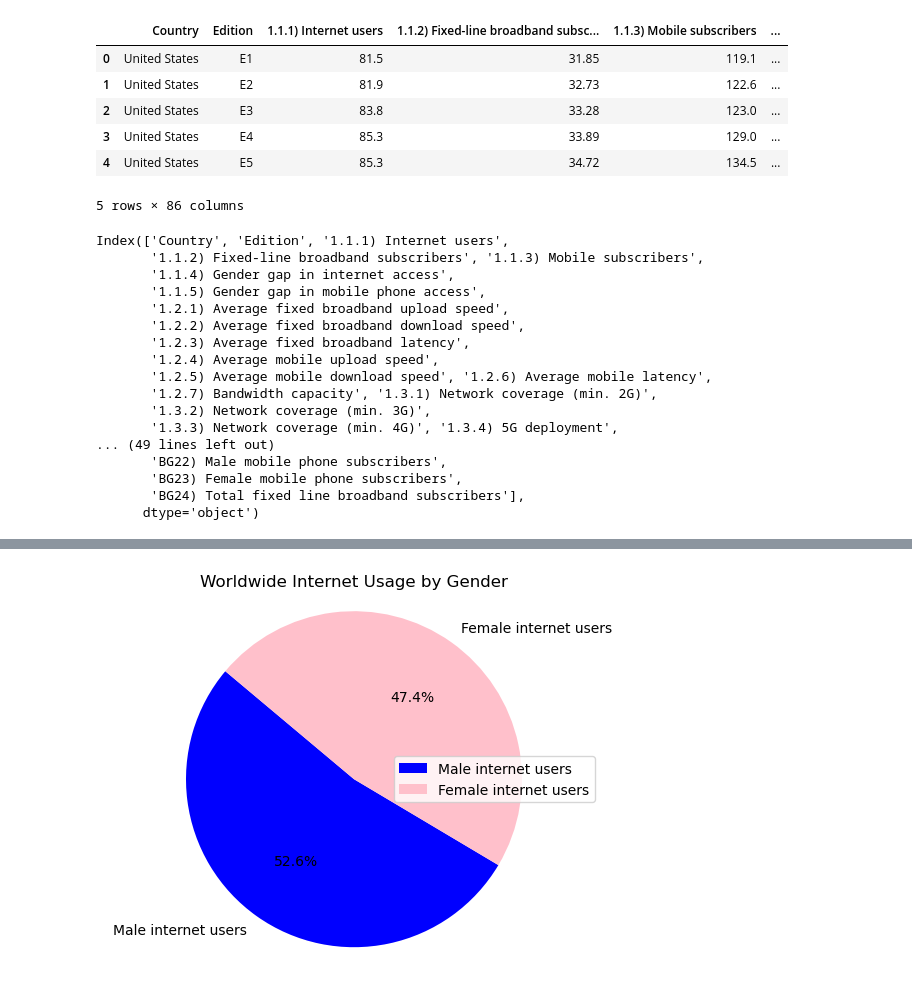
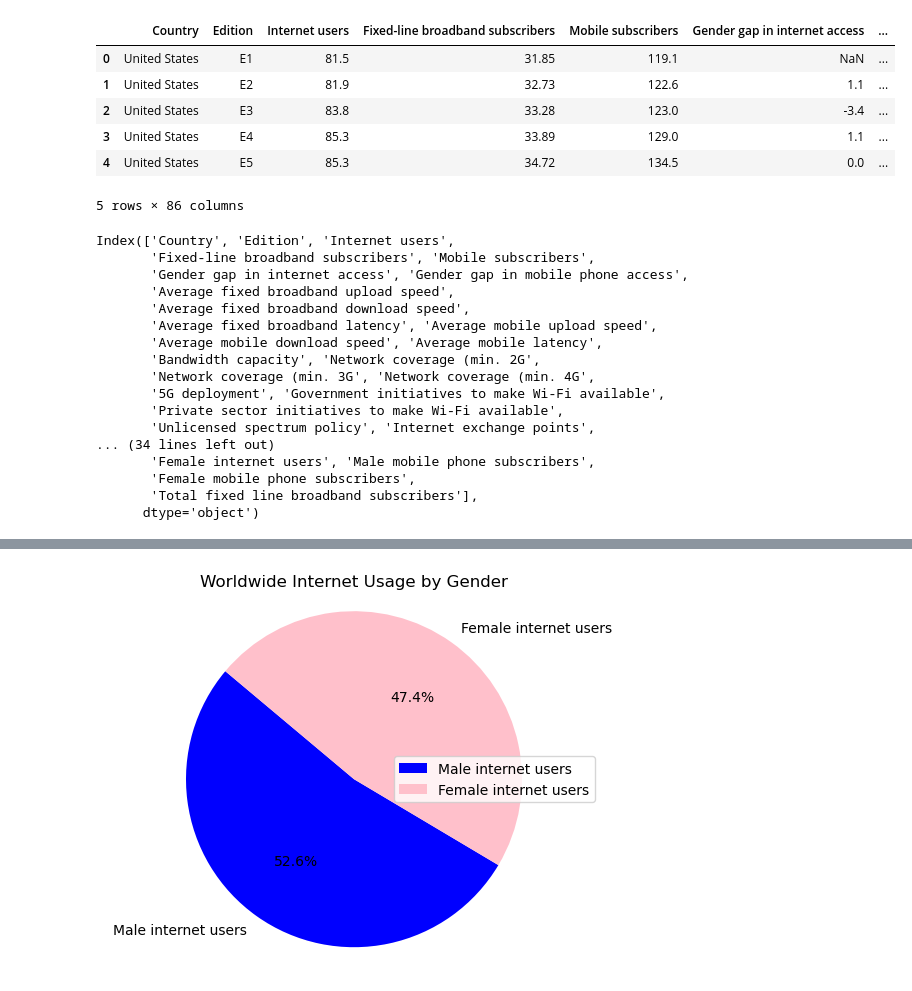
Before and after one commit to tiascott01/07_GroupProject1, a Jupyter notebook: Internet Demographics/internet-usage-working.ipynb, the cells around one changed output, grey strips where cells are left out. Cells and saved outputs as stored; diff of their text form; code cells hidden in the pictures.

```diff
--- a/Internet Demographics/internet-usage-working.ipynb
+++ b/Internet Demographics/internet-usage-working.ipynb
@@ -1,40 +1,54 @@
 # %%
 #import dependencies
 import matplotlib.pyplot as plt
 import pandas as pd
 import numpy as np
 import seaborn as sns
 
 #import csv
 internet_data = pd.read_csv('../Resources/internet-data.csv')
+
+# Function to clean header names
+def clean_header_name(header_name):
+    # Split the header name by ')'
+    parts = header_name.split(')')
+    # Check if there are at least 2 parts and return the part after ')' if true
+    if len(parts) >= 2:
+        return parts[1].strip()
+    else:
+        return header_name
+
+# Apply the cleaning function to each column header
+internet_data.columns = [clean_header_name(col) for col in internet_data.columns]
+
+# display first few rows
 internet_data.head()
 # %% [output]
-|  | Country | Edition | 1.1.1) Internet users | 1.1.2) Fixed-line broadband subsc... | 1.1.3) Mobile subscribers | ... |
-| 0 | United States | E1 | 81.5 | 31.85 | 119.1 | ... |
-| 1 | United States | E2 | 81.9 | 32.73 | 122.6 | ... |
-| 2 | United States | E3 | 83.8 | 33.28 | 123.0 | ... |
-| 3 | United States | E4 | 85.3 | 33.89 | 129.0 | ... |
-| 4 | United States | E5 | 85.3 | 34.72 | 134.5 | ... |
+|  | Country | Edition | Internet users | Fixed-line broadband subscribers | Mobile subscribers | Gender gap in internet access | ... |
+| 0 | United States | E1 | 81.5 | 31.85 | 119.1 | NaN | ... |
+| 1 | United States | E2 | 81.9 | 32.73 | 122.6 | 1.1 | ... |
+| 2 | United States | E3 | 83.8 | 33.28 | 123.0 | -3.4 | ... |
+| 3 | United States | E4 | 85.3 | 33.89 | 129.0 | 1.1 | ... |
+| 4 | United States | E5 | 85.3 | 34.72 | 134.5 | 0.0 | ... |
 5 rows × 86 columns
 # %%
 # printing column names just to see what we're dealing with
-
 print(internet_data.columns)
 # %% [output]
-Index(['Country', 'Edition', '1.1.1) Internet users',
-       '1.1.2) Fixed-line broadband subscribers', '1.1.3) Mobile subscribers',
-       '1.1.4) Gender gap in internet access',
-       '1.1.5) Gender gap in mobile phone access',
-       '1.2.1) Average fixed broadband upload speed',
-       '1.2.2) Average fixed broadband download speed',
-       '1.2.3) Average fixed broadband latency',
-       '1.2.4) Average mobile upload speed',
-       '1.2.5) Average mobile download speed', '1.2.6) Average mobile latency',
-       '1.2.7) Bandwidth capacity', '1.3.1) Network coverage (min. 2G)',
-       '1.3.2) Network coverage (min. 3G)',
-       '1.3.3) Network coverage (min. 4G)', '1.3.4) 5G deployment',
-... (49 lines left out)
-       'BG22) Male mobile phone subscribers',
-       'BG23) Female mobile phone subscribers',
-       'BG24) Total fixed line broadband subscribers'],
+Index(['Country', 'Edition', 'Internet users',
+       'Fixed-line broadband subscribers', 'Mobile subscribers',
+       'Gender gap in internet access', 'Gender gap in mobile phone access',
+       'Average fixed broadband upload speed',
+       'Average fixed broadband download speed',
+       'Average fixed broadband latency', 'Average mobile upload speed',
+       'Average mobile download speed', 'Average mobile latency',
+       'Bandwidth capacity', 'Network coverage (min. 2G',
+       'Network coverage (min. 3G', 'Network coverage (min. 4G',
+       '5G deployment', 'Government initiatives to make Wi-Fi available',
+       'Private sector initiatives to make Wi-Fi available',
+       'Unlicensed spectrum policy', 'Internet exchange points',
+... (34 lines left out)
+       'Female internet users', 'Male mobile phone subscribers',
+       'Female mobile phone subscribers',
+       'Total fixed line broadband subscribers'],
       dtype='object')
```
Also changed, not shown: parts of 11 cells of this notebook.
